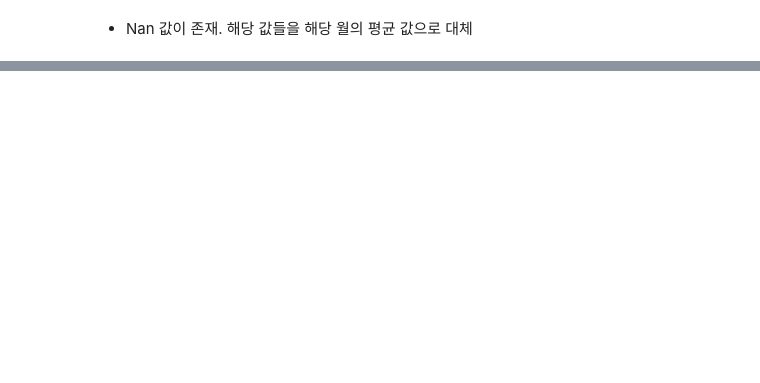
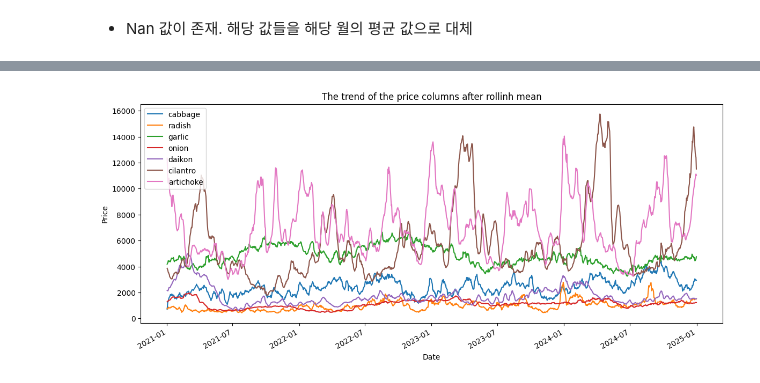
Before and after one commit to turtle-jaewoo/SE_Project, a Jupyter notebook: SE_Project.ipynb, the cells around one changed output, grey strips where cells are left out. Drawn from its saved outputs; the diff is of its cells as text; code cells hidden in the pictures; blank space fills up the shorter version.

```diff
--- a/SE_Project.ipynb
+++ b/SE_Project.ipynb
@@ -92,0 +156,18 @@ dtype: int64
+# %%
+def calculate_rolling_mean(data, window = 7):
+    data_rolling_mean = data.drop(columns = ['date']).rolling(window = window, min_periods = 1).mean()
+
+    data_rolling_mean['date'] = data['date']
+
+    return data_rolling_mean
+
+train_data_roll = calculate_rolling_mean(train_data)
+# %%
+train_data_roll.set_index('date').plot(figsize = (14, 6))
+
+plt.title("The trend of the price columns after rollinh mean")
+plt.xlabel('Date')
+plt.ylabel('Price')
+plt.show()
+# %% [output]
+[figure, added]
```
Also changed, not shown: parts of 15 cells of this notebook.
